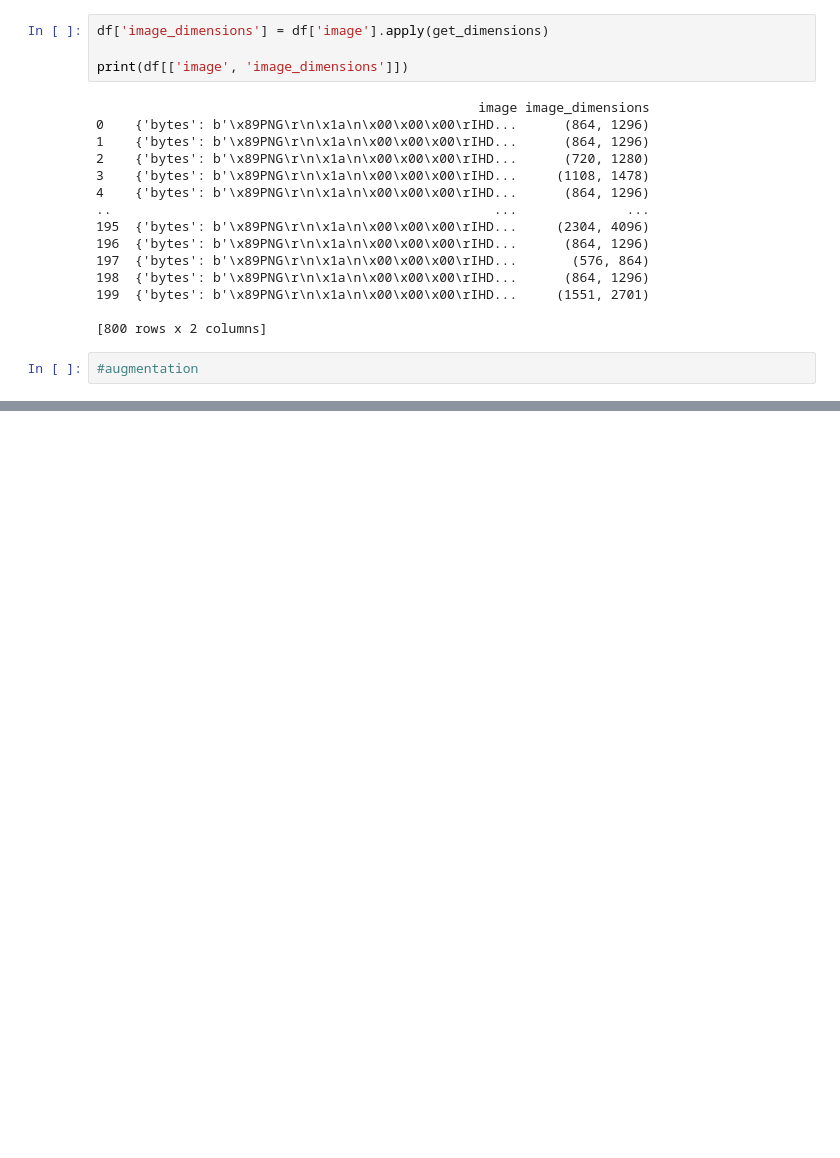
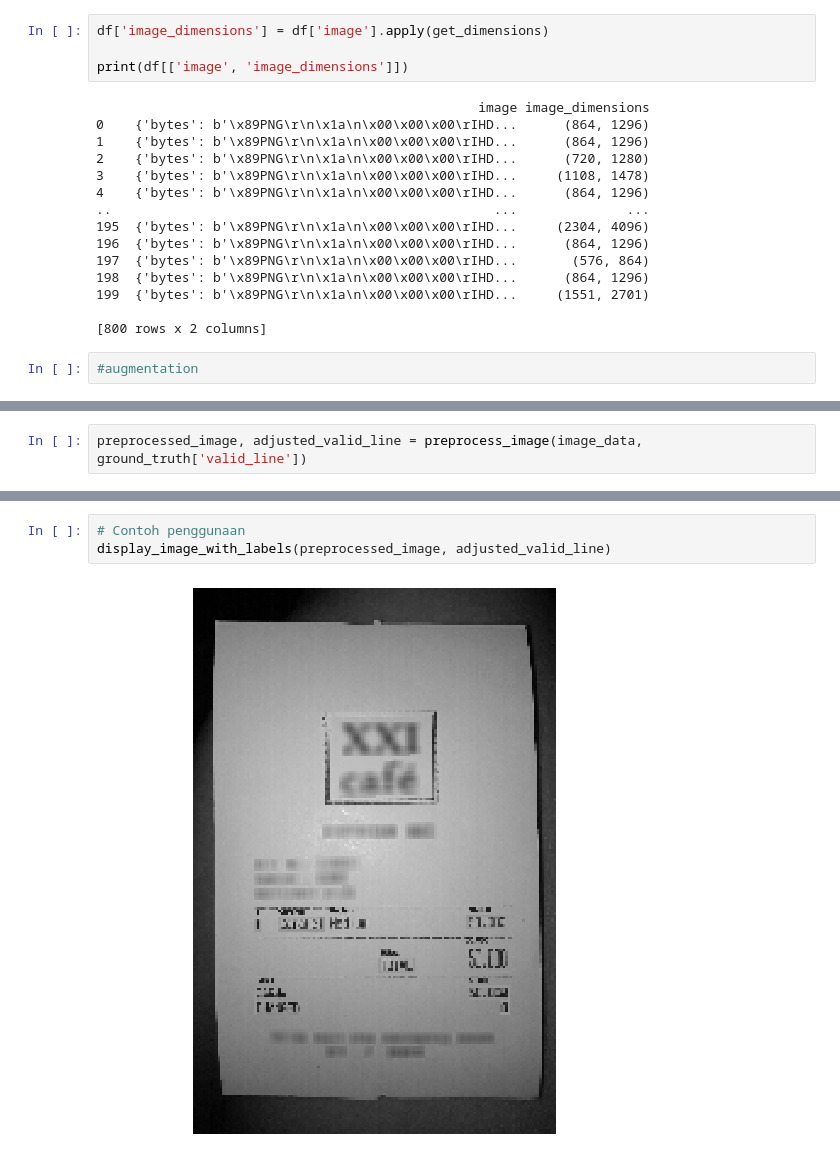
Before and after one commit to Bangkit-Capstone-C242-PS354/model-ocr, a Jupyter notebook: capstone_project.ipynb, the cells around one changed output, grey strips where cells are left out. Drawn from its saved outputs; the diff is of its cells as text; blank space fills up the shorter version.

Commit message:
show image with label

```diff
--- a/capstone_project.ipynb
+++ b/capstone_project.ipynb
@@ -160,0 +258,2 @@ print(df[['image', 'image_dimensions']])
+# %%
+preprocessed_image, adjusted_valid_line = preprocess_image(image_data, ground_truth['valid_line'])
@@ -160,0 +310,5 @@ print(df[['image', 'image_dimensions']])
+# %%
+# Contoh penggunaan
+display_image_with_labels(preprocessed_image, adjusted_valid_line)
+# %% [output]
+[figure, added]
```
Also changed, not shown: parts of 8 cells of this notebook.
